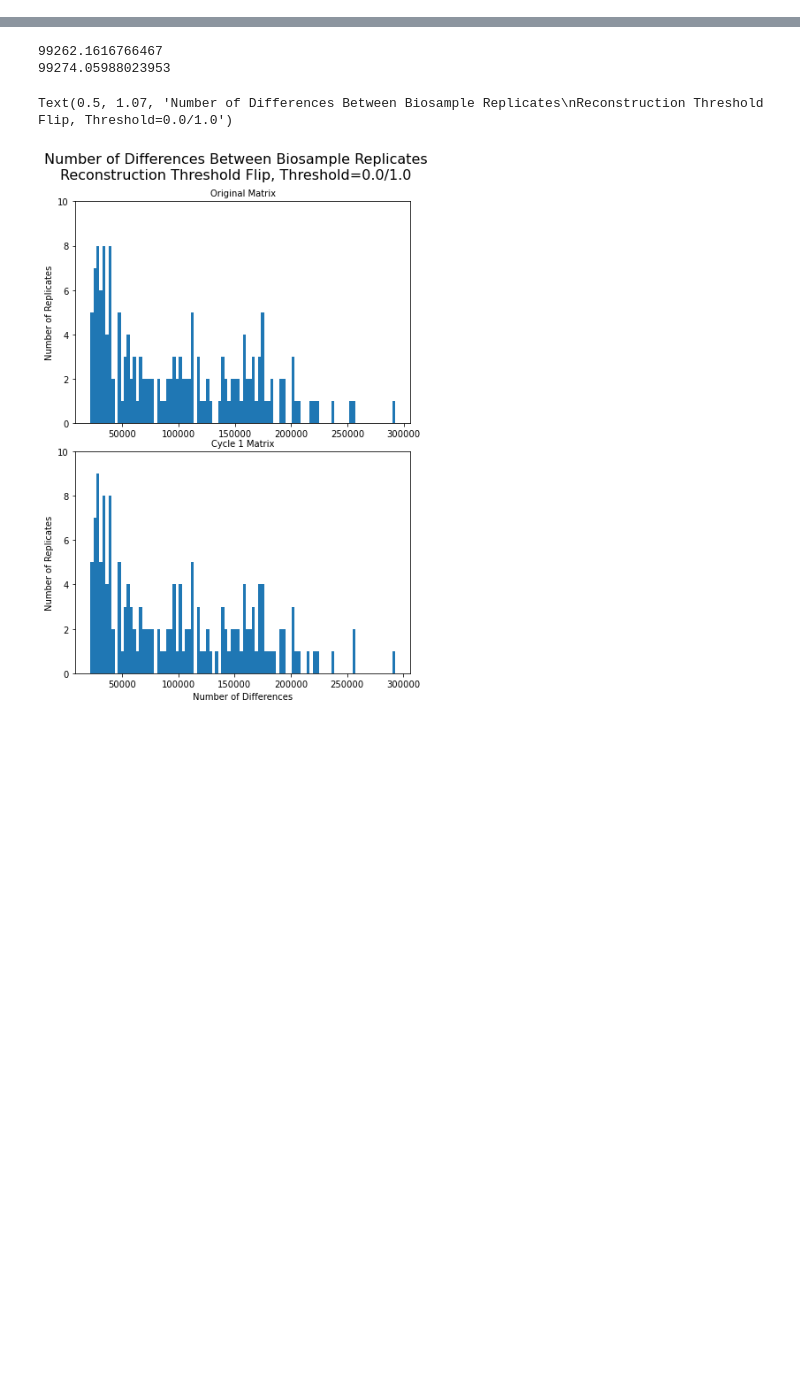
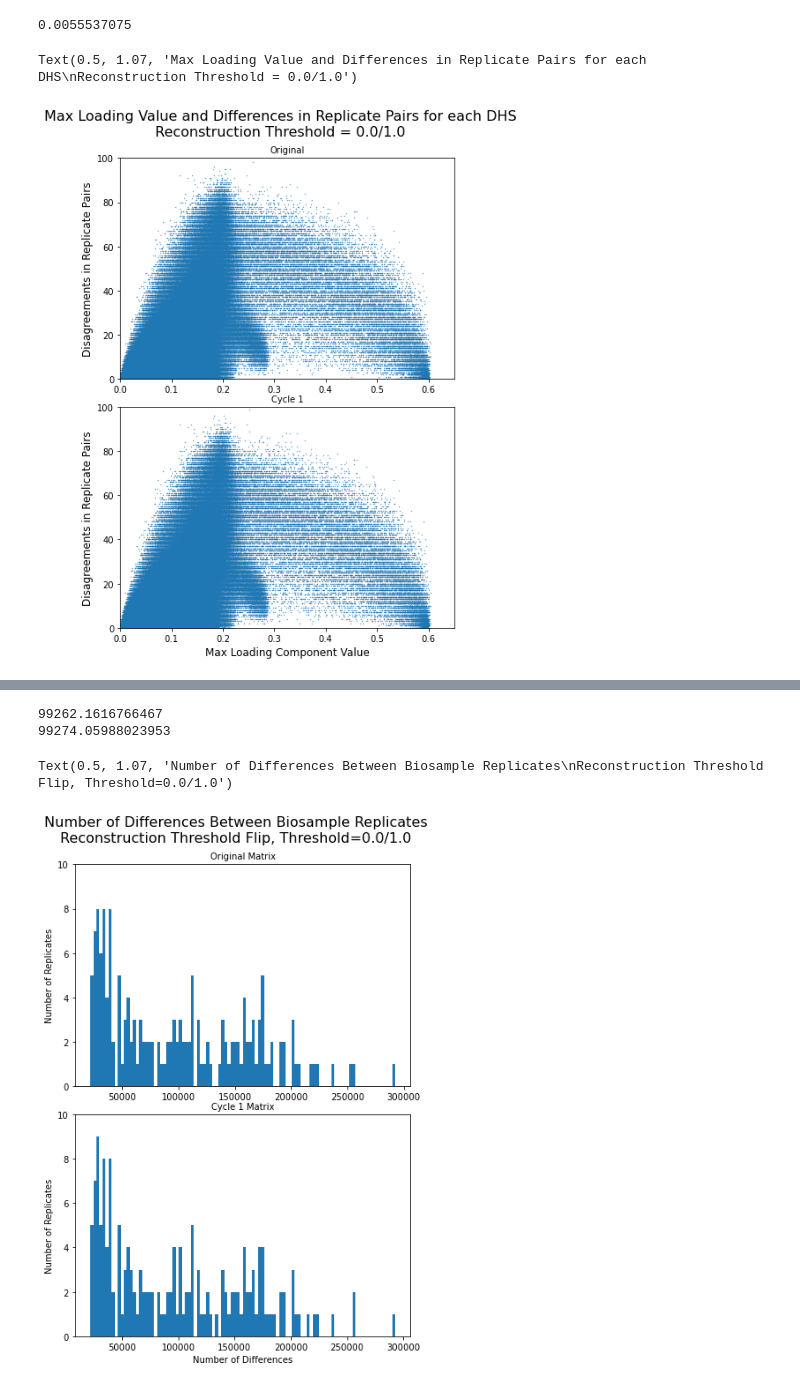
Before and after one commit to meuleman/gilbertAPI, a Jupyter notebook: recommendersystems/NMF/DHS/quality_of_NMF_recon_threshold_flip_01thresh_agreement_between_replicates.ipynb, the cells around one changed output, grey strips where cells are left out. Cells and saved outputs as stored; diff of their text form; code cells hidden in the pictures; blank space fills up the shorter version.

Commit message:
fixed how to handle multiple replicates

```diff
--- a/recommendersystems/NMF/DHS/quality_of_NMF_recon_threshold_flip_01thresh_agreement_between_replicates.ipynb
+++ b/recommendersystems/NMF/DHS/quality_of_NMF_recon_threshold_flip_01thresh_agreement_between_replicates.ipynb
@@ -45,0 +57,15 @@ cycle1_dhs_int_arr = cycle1_dhs_arr.astype(int)
+# %%
+#load npz file
+mixture_all_cycles = []
+
+#original mixture
+fn = gzip.GzipFile('/home/ctrader/Hold/DHS/2018-06-08NC16_NNDSVD_Mixture.npy.gz', "r")
+mixture_all_cycles.append(np.float32(np.load(fn)))
+
+for i in range(1, 2):
+    print(i)
+    filename = '/home/ctrader/Hold/NMF/DHS/fill_in_multiple_at_a_time_saves/reconstructed_threshold_flip_booldhsarr_basis_mixture_to0thresh0.0_to1thresh1.0_cycle'+str(i)+'_CT20220323.npz'
+    cycle_np_file = np.load(filename)
+    mixture_all_cycles.append(cycle_np_file['new_decomp_mixture'])
+
+mixture_all_cycles = np.array(mixture_all_cycles)
@@ -45,0 +145,40 @@ cycle1_dhs_int_arr = cycle1_dhs_arr.astype(int)
+# %%
+cycle0_dhs_biosample_sum = np.sum(cycle0_dhs_int_arr, axis=0)
+cycle1_dhs_biosample_sum = np.sum(cycle1_dhs_int_arr, axis=0)
+dhs_mean_signal = np.array(DHS_metadata['mean_signal'])
+dhs_top_loading_val = np.max(mixture_all_cycles, axis=1)
+# %%
+np.mean(mixture_all_cycles)
+# %% [output]
+0.0055537075
+# %%
+fig, axes = plt.subplots(nrows=2, ncols=1, figsize=(6,8))
+fig.patch.set_facecolor('white')
+fig.tight_layout()
+
+y0 = cycle0_dhs_diff
+x0 = dhs_top_loading_val[0, :]
+y1 = cycle1_dhs_diff
+x1 = dhs_top_loading_val[1, :]
+
+slope0, b_0 = np.polyfit(x0, y0, 1)
+slope1, b_1 = np.polyfit(x1, y1, 1)
+
+axes[0].scatter(x0, y0, s=0.1)
+axes[1].scatter(x1, y1, s=0.1)
+# axes[0].plot(x0, slope0*(x0)+b_0, color='r')
+# axes[1].plot(x1, slope1*(x1)+b_1, color='r')
+axes[0].set_title('Original', fontsize=10)
+axes[1].set_title('Cycle 1', fontsize=10)
+axes[0].set_ylim([0, 100])
+axes[1].set_ylim([0, 100])
+axes[0].set_xlim([0, 0.65])
+axes[1].set_xlim([0, 0.65])
+
+axes[1].set_ylabel('Disagreements in Replicate Pairs', fontsize=12)
+axes[0].set_ylabel('Disagreements in Replicate Pairs', fontsize=12)
+axes[1].set_xlabel('Max Loading Component Value', fontsize=12)
+plt.suptitle('Max Loading Value and Differences in Replicate Pairs for each DHS\nReconstruction Threshold = 0.0/1.0', fontsize=16, x=0.5, y=1.07)
+# %% [output]
+Text(0.5, 1.07, 'Max Loading Value and Differences in Replicate Pairs for each DHS\nReconstruction Threshold = 0.0/1.0')
+[figure, added]
```
Also changed, not shown: parts of 12 cells of this notebook.
